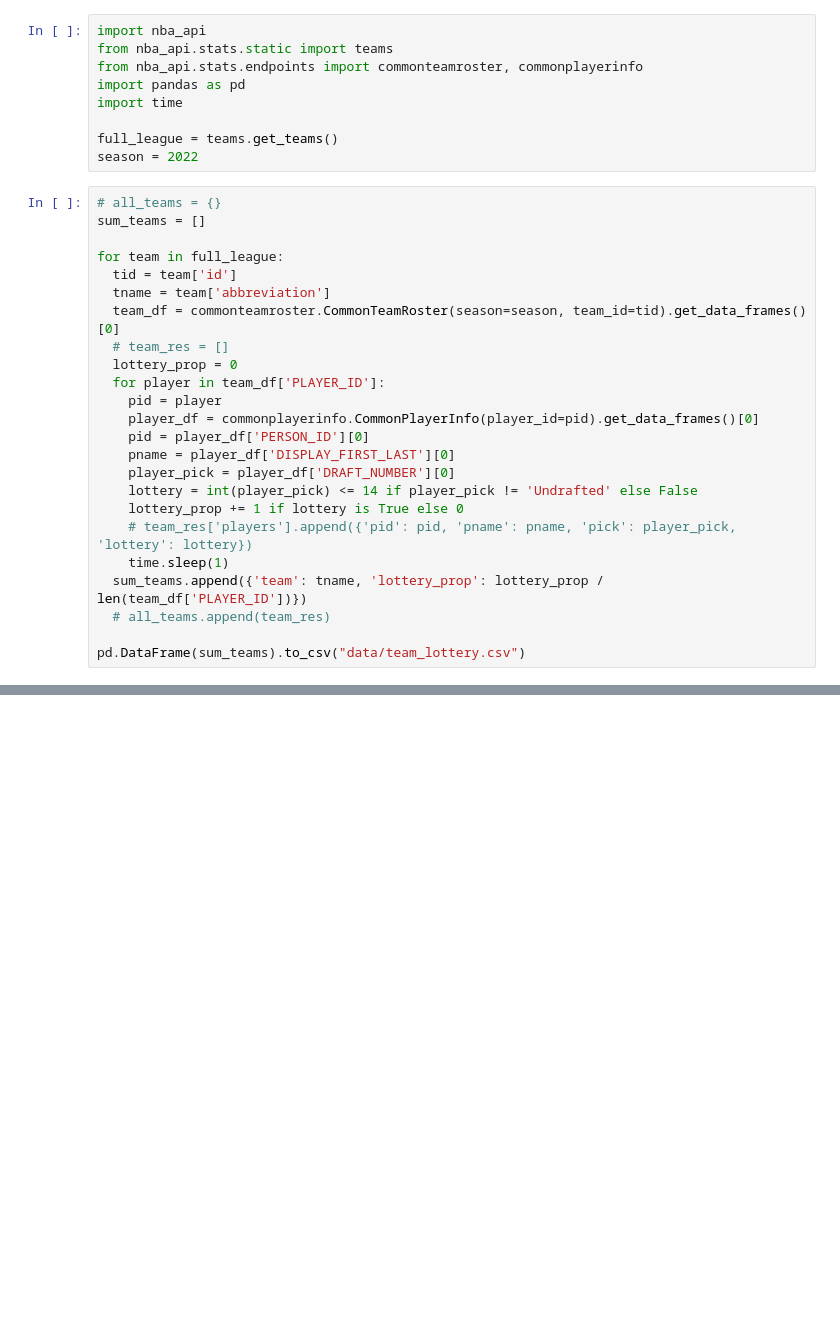
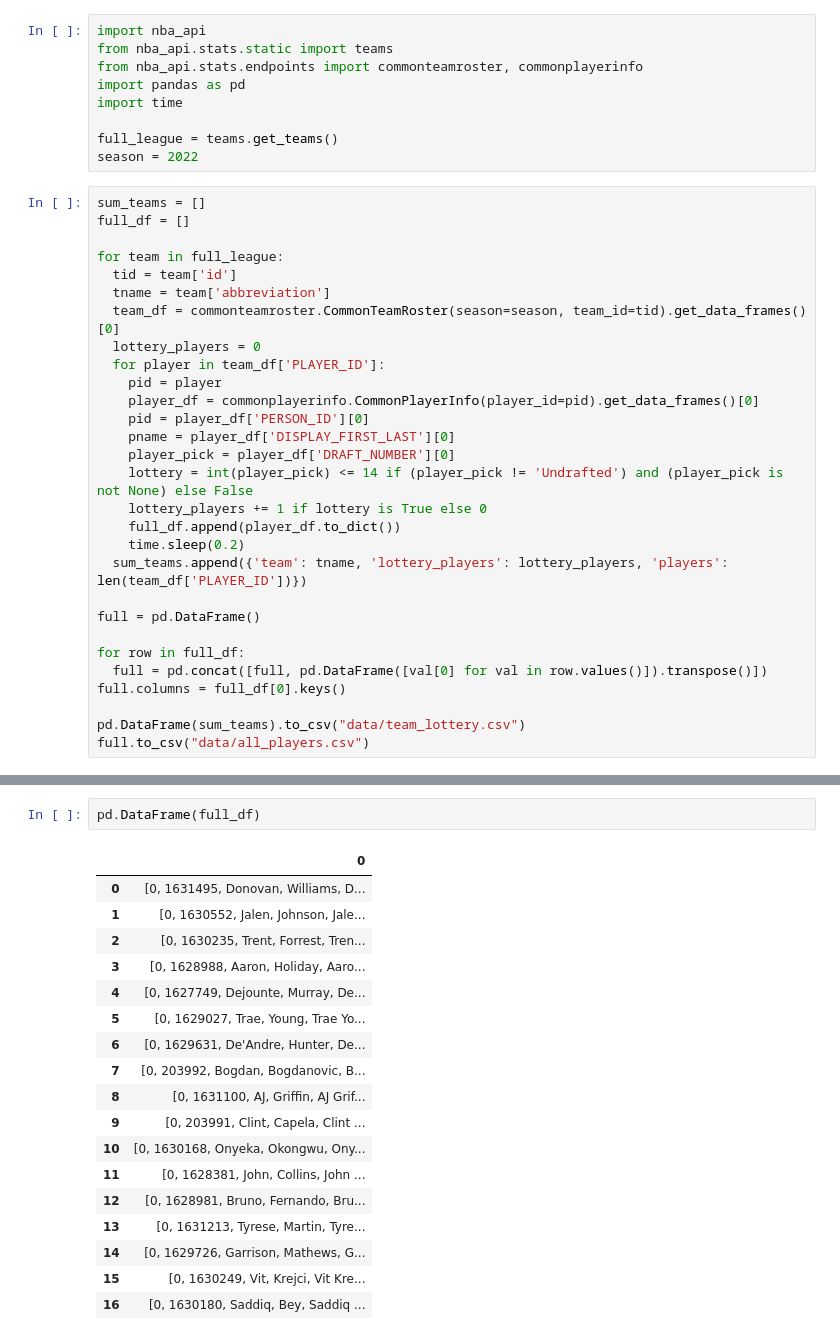
Before and after one commit to kobesar/nba, a Jupyter notebook: notebook.ipynb, the cells around one changed output, grey strips where cells are left out. Drawn from its saved outputs; the diff is of its cells as text; blank space fills up the shorter version.

Commit message:
better data

```diff
--- a/notebook.ipynb
+++ b/notebook.ipynb
@@ -8,26 +8,31 @@ import time
 full_league = teams.get_teams()
 season = 2022
 # %%
-# all_teams = {}
 sum_teams = []
+full_df = []
 
 for team in full_league:
   tid = team['id']
   tname = team['abbreviation']
   team_df = commonteamroster.CommonTeamRoster(season=season, team_id=tid).get_data_frames()[0]
-  # team_res = []
-  lottery_prop = 0
+  lottery_players = 0
   for player in team_df['PLAYER_ID']:
     pid = player
     player_df = commonplayerinfo.CommonPlayerInfo(player_id=pid).get_data_frames()[0]
     pid = player_df['PERSON_ID'][0]
     pname = player_df['DISPLAY_FIRST_LAST'][0]
     player_pick = player_df['DRAFT_NUMBER'][0]
-    lottery = int(player_pick) <= 14 if player_pick != 'Undrafted' else False
-    lottery_prop += 1 if lottery is True else 0
-    # team_res['players'].append({'pid': pid, 'pname': pname, 'pick': player_pick, 'lottery': lottery})
-    time.sleep(1)
-  sum_teams.append({'team': tname, 'lottery_prop': lottery_prop / len(team_df['PLAYER_ID'])})
-  # all_teams.append(team_res)
+    lottery = int(player_pick) <= 14 if (player_pick != 'Undrafted') and (player_pick is not None) else False
+    lottery_players += 1 if lottery is True else 0
+    full_df.append(player_df.to_dict())
+    time.sleep(0.2)
+  sum_teams.append({'team': tname, 'lottery_players': lottery_players, 'players': len(team_df['PLAYER_ID'])})
+
+full = pd.DataFrame()
+
+for row in full_df:
+  full = pd.concat([full, pd.DataFrame([val[0] for val in row.values()]).transpose()])
+full.columns = full_df[0].keys()
 
 pd.DataFrame(sum_teams).to_csv("data/team_lottery.csv")
+full.to_csv("data/all_players.csv")
@@ -68,0 +76,21 @@ commonplayerinfo.CommonPlayerInfo(player_id="201980").get_data_frames()[0]
+# %%
+pd.DataFrame(full_df)
+# %% [output]
+|  | 0 |
+| 0 | [0, 1631495, Donovan, Williams, D... |
+| 1 | [0, 1630552, Jalen, Johnson, Jale... |
+| 2 | [0, 1630235, Trent, Forrest, Tren... |
+| 3 | [0, 1628988, Aaron, Holiday, Aaro... |
+| 4 | [0, 1627749, Dejounte, Murray, De... |
+| 5 | [0, 1629027, Trae, Young, Trae Yo... |
+| 6 | [0, 1629631, De'Andre, Hunter, De... |
+| 7 | [0, 203992, Bogdan, Bogdanovic, B... |
+| 8 | [0, 1631100, AJ, Griffin, AJ Grif... |
+| 9 | [0, 203991, Clint, Capela, Clint ... |
+| 10 | [0, 1630168, Onyeka, Okongwu, Ony... |
+| 11 | [0, 1628381, John, Collins, John ... |
+| 12 | [0, 1628981, Bruno, Fernando, Bru... |
+| 13 | [0, 1631213, Tyrese, Martin, Tyre... |
+| 14 | [0, 1629726, Garrison, Mathews, G... |
+| 15 | [0, 1630249, Vit, Krejci, Vit Kre... |
+| 16 | [0, 1630180, Saddiq, Bey, Saddiq ... |
```
Also changed, not shown: parts of 6 cells of this notebook, 3 other files.
